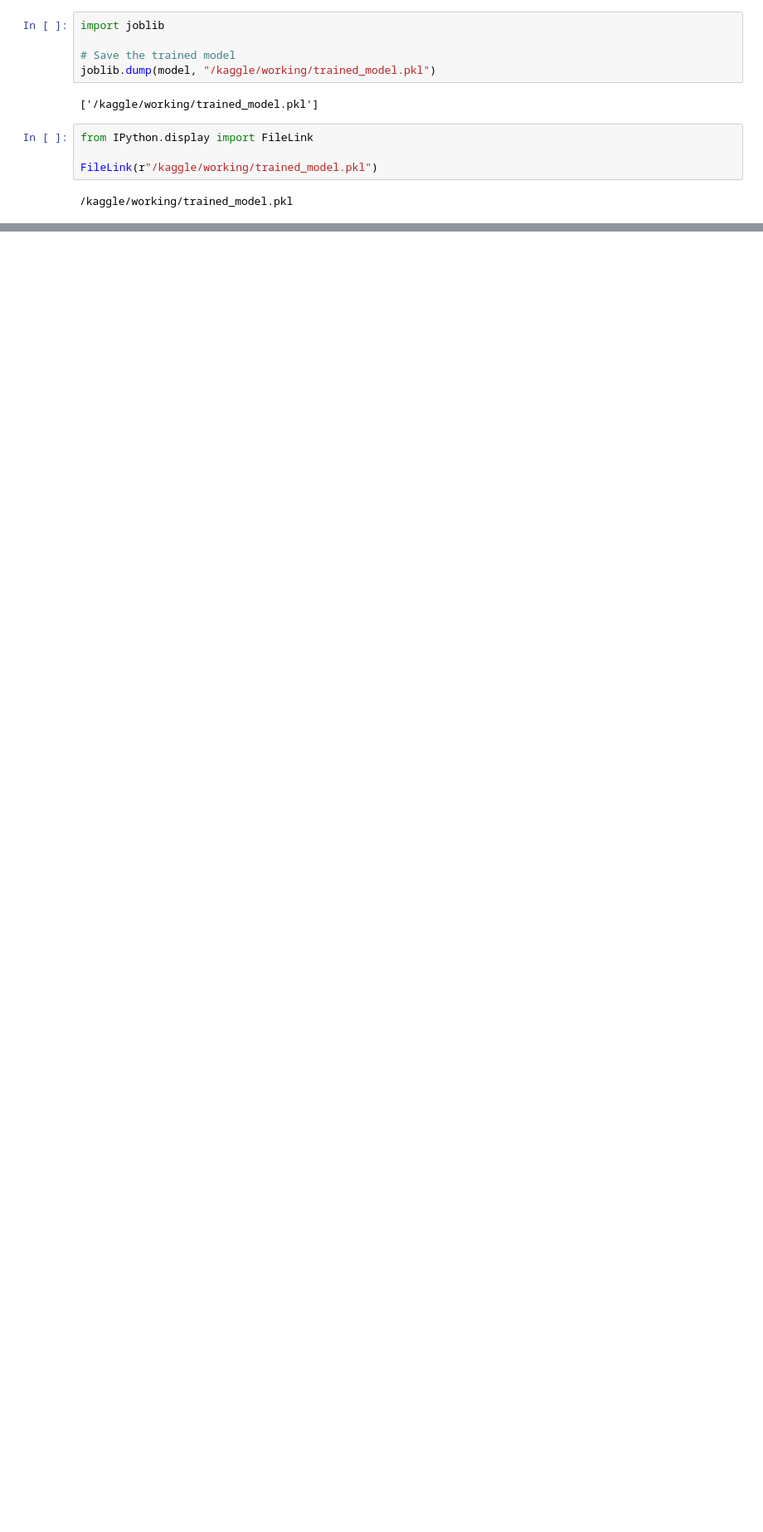
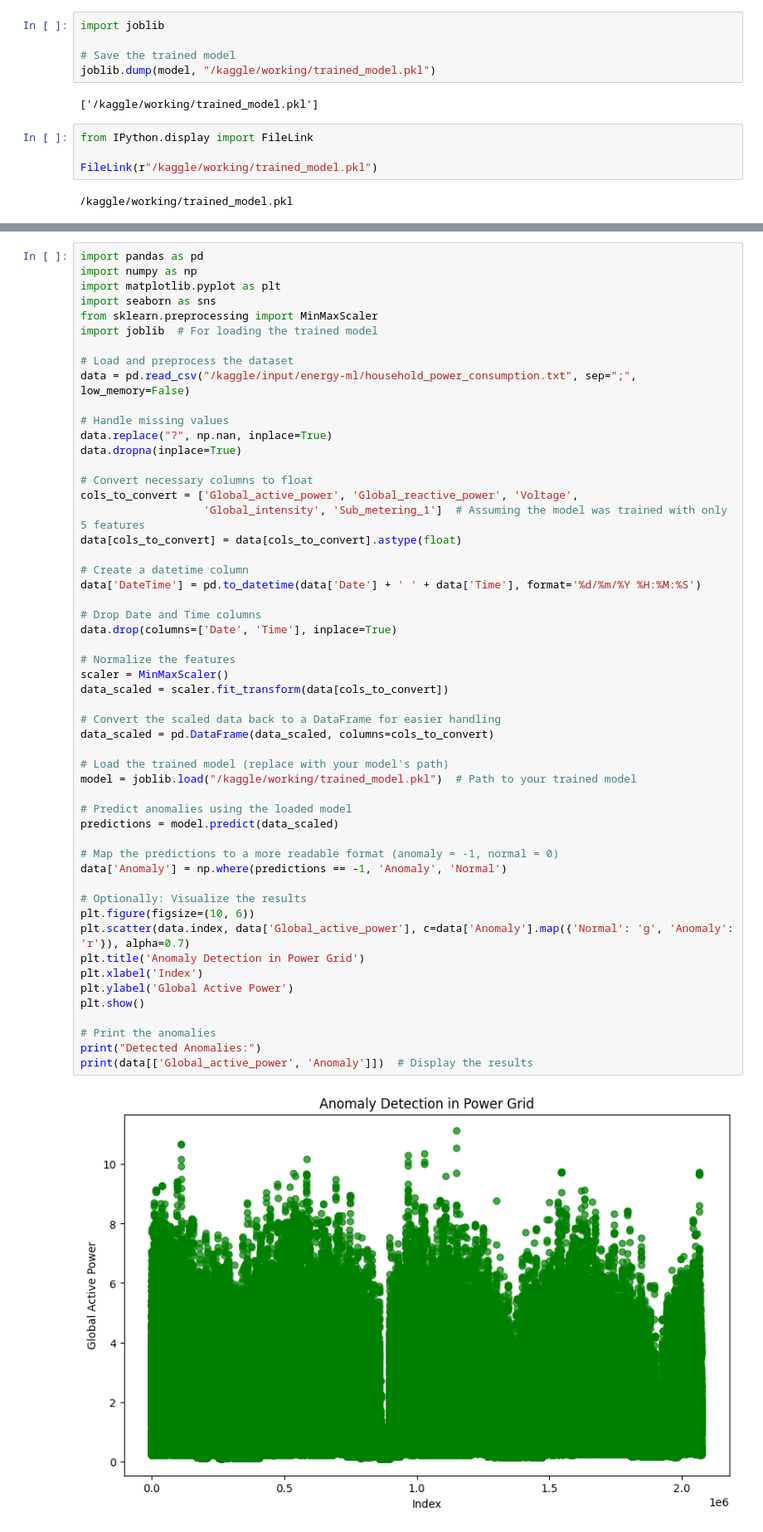
Before and after one commit to Akhila707/Energy-Consumption-Prediction, a Jupyter notebook: ml-energy.ipynb, the cells around one changed output, grey strips where cells are left out. Shown at 83% size. Drawn from its saved outputs; the diff is of its cells as text; blank space fills up the shorter version.

Commit message:
Kaggle Notebook | ML_Energy | Energy

```diff
--- a/ml-energy.ipynb
+++ b/ml-energy.ipynb
@@ -800,0 +827,55 @@ FileLink(r"/kaggle/working/trained_model.pkl")
+# %%
+import pandas as pd
+import numpy as np
+import matplotlib.pyplot as plt
+import seaborn as sns
+from sklearn.preprocessing import MinMaxScaler
+import joblib  # For loading the trained model
+
+# Load and preprocess the dataset
+data = pd.read_csv("/kaggle/input/energy-ml/household_power_consumption.txt", sep=";", low_memory=False)
+
+# Handle missing values
+data.replace("?", np.nan, inplace=True)
+data.dropna(inplace=True)
+
+# Convert necessary columns to float
+cols_to_convert = ['Global_active_power', 'Global_reactive_power', 'Voltage',
+                   'Global_intensity', 'Sub_metering_1']  # Assuming the model was trained with only 5 features
+data[cols_to_convert] = data[cols_to_convert].astype(float)
+
+# Create a datetime column
+data['DateTime'] = pd.to_datetime(data['Date'] + ' ' + data['Time'], format='%d/%m/%Y %H:%M:%S')
+
+# Drop Date and Time columns
+data.drop(columns=['Date', 'Time'], inplace=True)
+
+# Normalize the features
+scaler = MinMaxScaler()
+data_scaled = scaler.fit_transform(data[cols_to_convert])
+
+# Convert the scaled data back to a DataFrame for easier handling
+data_scaled = pd.DataFrame(data_scaled, columns=cols_to_convert)
+
+# Load the trained model (replace with your model's path)
+model = joblib.load("/kaggle/working/trained_model.pkl")  # Path to your trained model
+
+# Predict anomalies using the loaded model
+predictions = model.predict(data_scaled)
+
+# Map the predictions to a more readable format (anomaly = -1, normal = 0)
+data['Anomaly'] = np.where(predictions == -1, 'Anomaly', 'Normal')
+
+# Optionally: Visualize the results
+plt.figure(figsize=(10, 6))
+plt.scatter(data.index, data['Global_active_power'], c=data['Anomaly'].map({'Normal': 'g', 'Anomaly': 'r'}), alpha=0.7)
+plt.title('Anomaly Detection in Power Grid')
+plt.xlabel('Index')
+plt.ylabel('Global Active Power')
+plt.show()
+
+# Print the anomalies
+print("Detected Anomalies:")
+print(data[['Global_active_power', 'Anomaly']])  # Display the results
+# %% [output]
+[figure, added]
```
Also changed, not shown: parts of 13 cells of this notebook.
